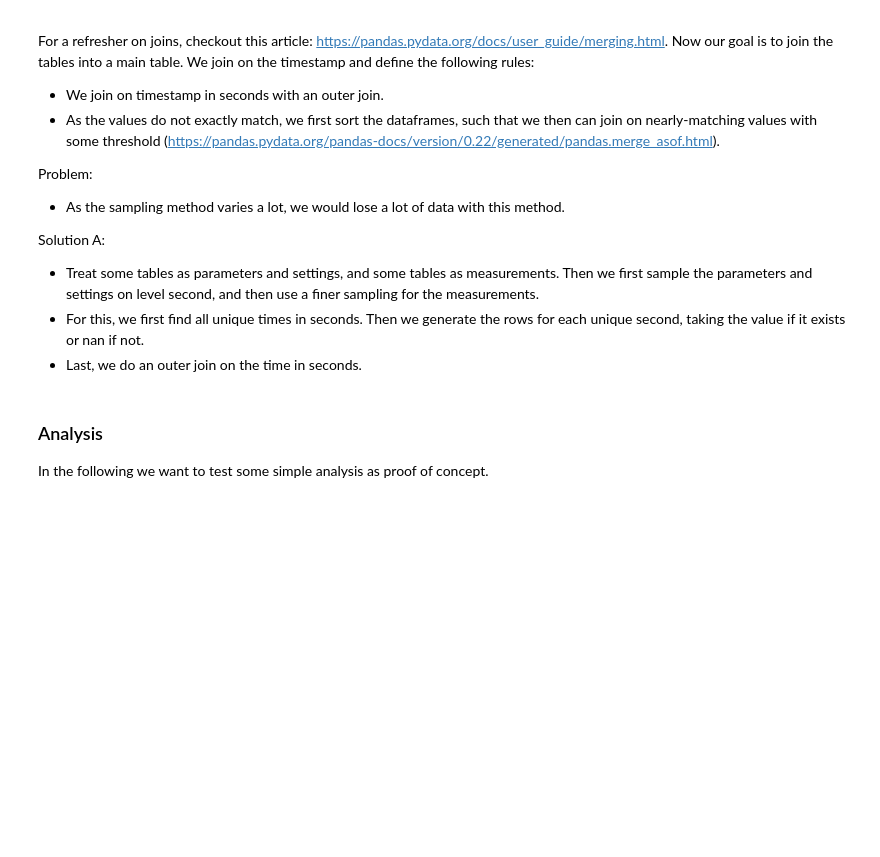
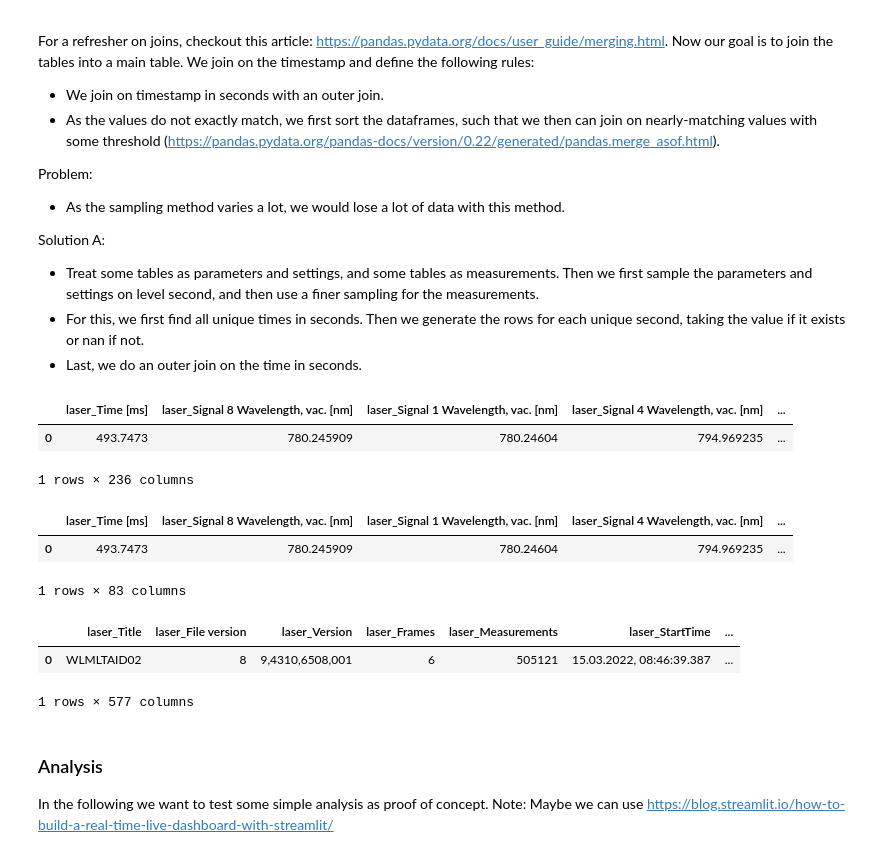
Before and after one commit to romanwixinger/data-engineering-utokyo, a Jupyter notebook: notebooks/data_exploration.ipynb, the cells around one changed output. Cells and saved outputs as stored; diff of their text form; code cells hidden in the pictures; blank space fills up the shorter version.

```diff
--- a/notebooks/data_exploration.ipynb
+++ b/notebooks/data_exploration.ipynb
@@ -386,7 +399,7 @@ Log of the IR heater output percentage for target heating.
 class HeaterRecorder(Recorder):
     """ Class for data engineering of the heater data. """
 
-    def __init__(self, filepath: str=location+"HeaterLog_20220314_100740_00001.csv", has_metadata: bool=True):
+    def __init__(self, filepath: str=loc.heater, has_metadata: bool=True):
         super(HeaterRecorder, self).__init__(filepath, has_metadata)
         self.nr_meta_data_rows = 6
 
@@ -399,13 +412,13 @@ class HeaterRecorder(Recorder):
         self.read_data_lines += len(df.index)
         return df
 
-    def _update_metadata(self):
+    def _load_metadata(self):
         with open(self.filepath, newline='', encoding="cp932") as f:
             reader = csv.reader(f)
             metadata_list = list(reader)[:self.nr_meta_data_rows]
             columns = [m[0] for m in metadata_list]
             row = [metadata_list[i][1] for i in range(2)] +  [f"{metadata_list[i][3]},{metadata_list[i][4]}" for i in range(2, 6)]
-            self._metadata_df = pd.DataFrame(data=[row], columns=columns)
+            return pd.DataFrame(data=[row], columns=columns)
 
     def _harmonize_time(self):
         self._table_df["datetime"] = self._table_df["Date"].apply(lambda s: s.replace("/", "-")) + " " + self._table_df["Time"]
@@ -467,0 +451,17 @@ ion_recorder.get_data().head(1)
+# %%
+class IonRecorder(Recorder):
+
+    def __init__(self, filepath: str=loc.ion, has_metadata: bool=False):
+        super(IonRecorder, self).__init__(filepath, has_metadata)
+
+    def _load_new_data(self):
+        df = pd.read_csv(filepath_or_buffer=self.filepath, skiprows=self.read_data_lines)
+        self.read_data_lines += len(df.index)
+        return df
+
+    def _harmonize_time(self):
+        self._table_df["datetime"] = pd.to_datetime(self._table_df["Timestamp"])
+        self._table_df["datetime_μs"] = self._table_df["Timestamp"].apply(lambda s: s+".000000")
+        self._table_df["datetime_ms"] = self._table_df["Timestamp"].apply(lambda s: s+".000")
+        self._table_df["timestamp"] = self._table_df["datetime"].values.astype(np.int64)
+        return
@@ -475,7 +488,7 @@ ion_recorder.get_metadata().head(1)
 class GaugeRecorder(Recorder):
 
     def __init__(self,
-                 filepath: str=location+"TPG256GaugeMonitor_Single_DESKTOP-BEF5FI4_20220312_203214.csv",
+                 filepath: str=loc.gauge,
                  has_metadata: bool=False):
         super(GaugeRecorder, self).__init__(filepath, has_metadata)
 
@@ -735,6 +759,24 @@ main_recorder = Main(
+# %%
+main_recorder.get_table().head(1)
+# %% [output]
+|  | laser_Time [ms] | laser_Signal 8 Wavelength, vac. [nm] | laser_Signal 1 Wavelength, vac. [nm] | laser_Signal 4 Wavelength, vac. [nm] | ... |
+| 0 | 493.7473 | 780.245909 | 780.24604 | 794.969235 | ... |
+1 rows × 236 columns
+# %%
+main_recorder.get_data().head(1)
+# %% [output]
+|  | laser_Time [ms] | laser_Signal 8 Wavelength, vac. [nm] | laser_Signal 1 Wavelength, vac. [nm] | laser_Signal 4 Wavelength, vac. [nm] | ... |
+| 0 | 493.7473 | 780.245909 | 780.24604 | 794.969235 | ... |
+1 rows × 83 columns
+# %%
+main_recorder.get_metadata().head(1)
+# %% [output]
+|  | laser_Title | laser_File version | laser_Version | laser_Frames | laser_Measurements | laser_StartTime | ... |
+| 0 | WLMLTAID02 | 8 | 9,4310,6508,001 | 6 | 505121 | 15.03.2022, 08:46:39.387 | ... |
+1 rows × 577 columns
 # %% [markdown]
 ### Analysis
-In the following we want to test some simple analysis as proof of concept.
+In the following we want to test some simple analysis as proof of concept. Note: Maybe we can use https://blog.streamlit.io/how-to-build-a-real-time-live-dashboard-with-streamlit/
 # %%
 class Analysis():
     """ Class for analyzing relationsships between experimental parameters and measurements.
```
Also changed, not shown: parts of 40 cells of this notebook, 5 other files.
